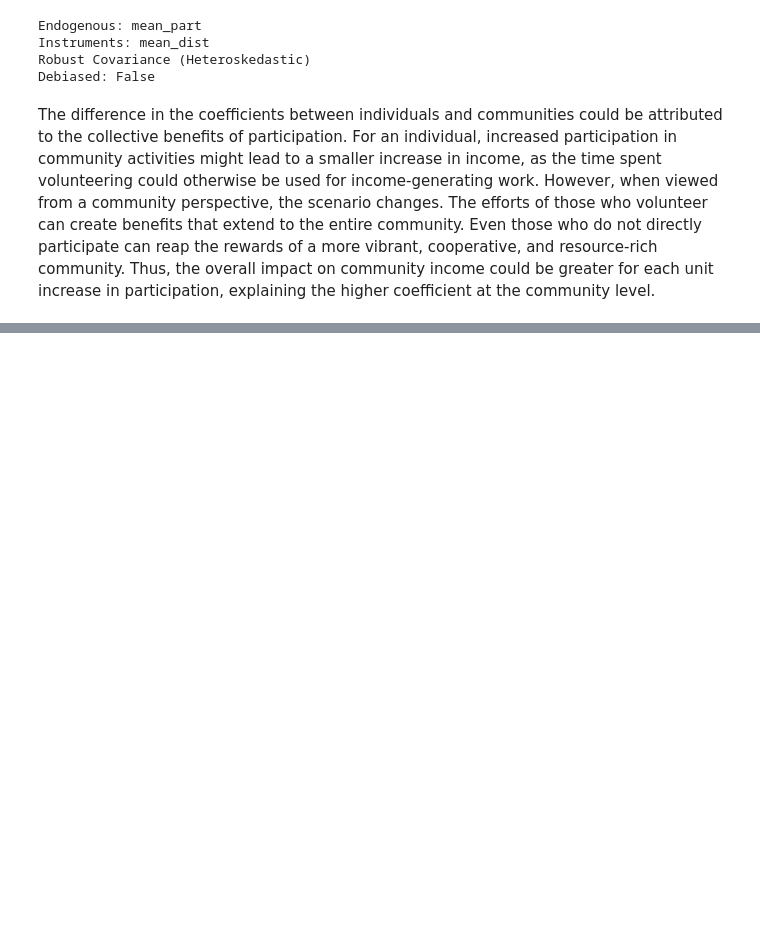
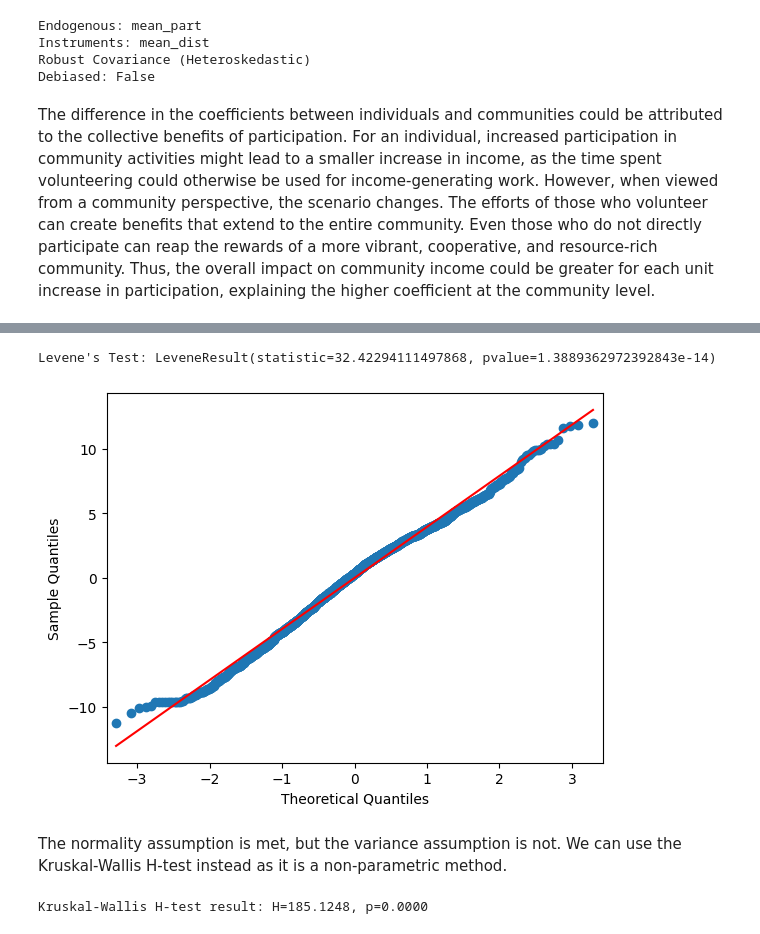
Before and after one commit to KoperSloper/Research_Course, a Jupyter notebook: final assignment.ipynb, the cells around one changed output, grey strips where cells are left out. Drawn from its saved outputs; the diff is of its cells as text; code cells hidden in the pictures; blank space fills up the shorter version.

```diff
--- a/final assignment.ipynb
+++ b/final assignment.ipynb
@@ -83,0 +87,7 @@ The histograms show the distribution of the variables with outliers. The distrib
+# %%
+dependent = data['income']
+X = sm.add_constant(data['part'])
+
+model = sm.OLS(dependent, X)
+results = model.fit()
+results.summary()
@@ -83,0 +118,7 @@ The histograms show the distribution of the variables with outliers. The distrib
+# %%
+X = sm.add_constant(data['distance'])
+y = data['part']
+
+model = sm.OLS(y, X)
+results = model.fit()
+print(f'F-statistic: {results.fvalue:.2f}')
@@ -183,0 +233,24 @@ The difference in the coefficients between individuals and communities could be
+# %%
+model = ols('part ~ C(group)', data=data).fit()
+
+levene_test = stats.levene(data['part'][data['group'] == 1],
+                            data['part'][data['group'] == 2],
+                            data['part'][data['group'] == 3])
+print(f"Levene's Test: {levene_test}")
+
+res = model.resid
+fig = sm.qqplot(res, line='s')
+plt.show()
+# %% [output]
+Levene's Test: LeveneResult(statistic=32.42294111497868, pvalue=1.3889362972392843e-14)
+[figure, added]
+# %% [markdown]
+The normality assumption is met, but the variance assumption is not. We can use the Kruskal-Wallis H-test instead as it is a non-parametric method.
+# %%
+groups = data.groupby('group')['part'].apply(list)
+
+H, p = stats.kruskal(*groups)
+
+print(f'Kruskal-Wallis H-test result: H={H:.4f}, p={p:.4f}')
+# %% [output]
+Kruskal-Wallis H-test result: H=185.1248, p=0.0000
```
Also changed, not shown: parts of 12 cells of this notebook.
